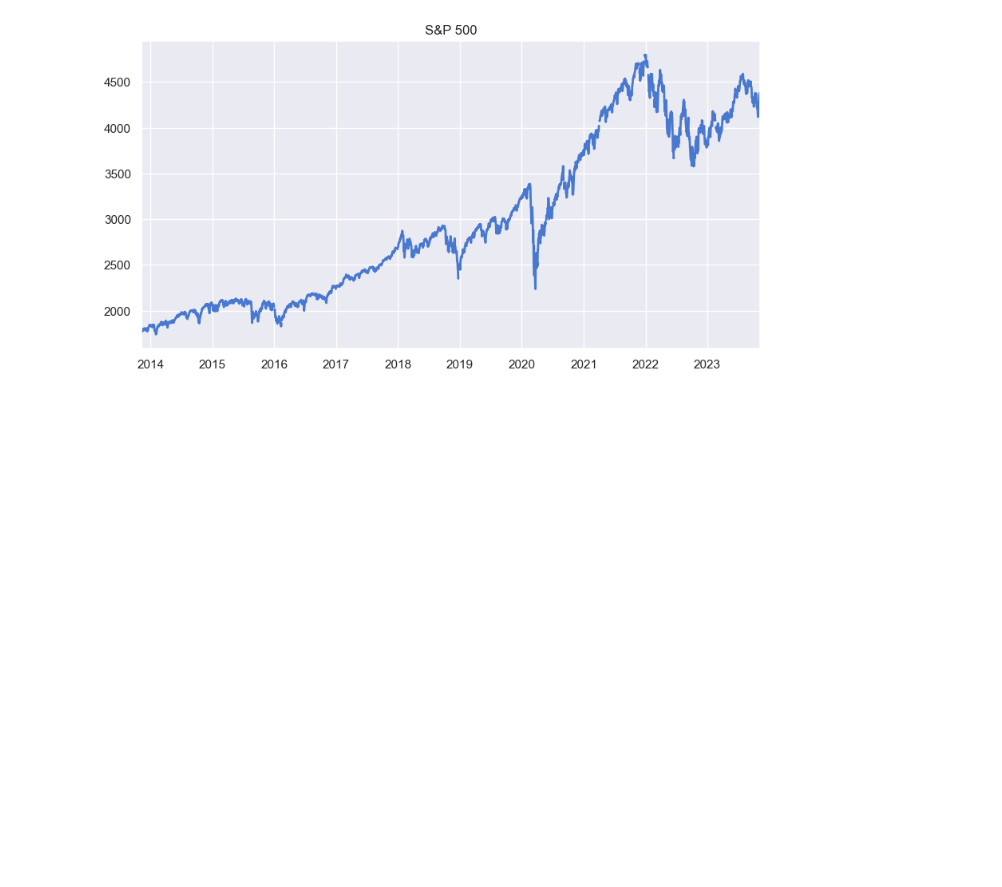
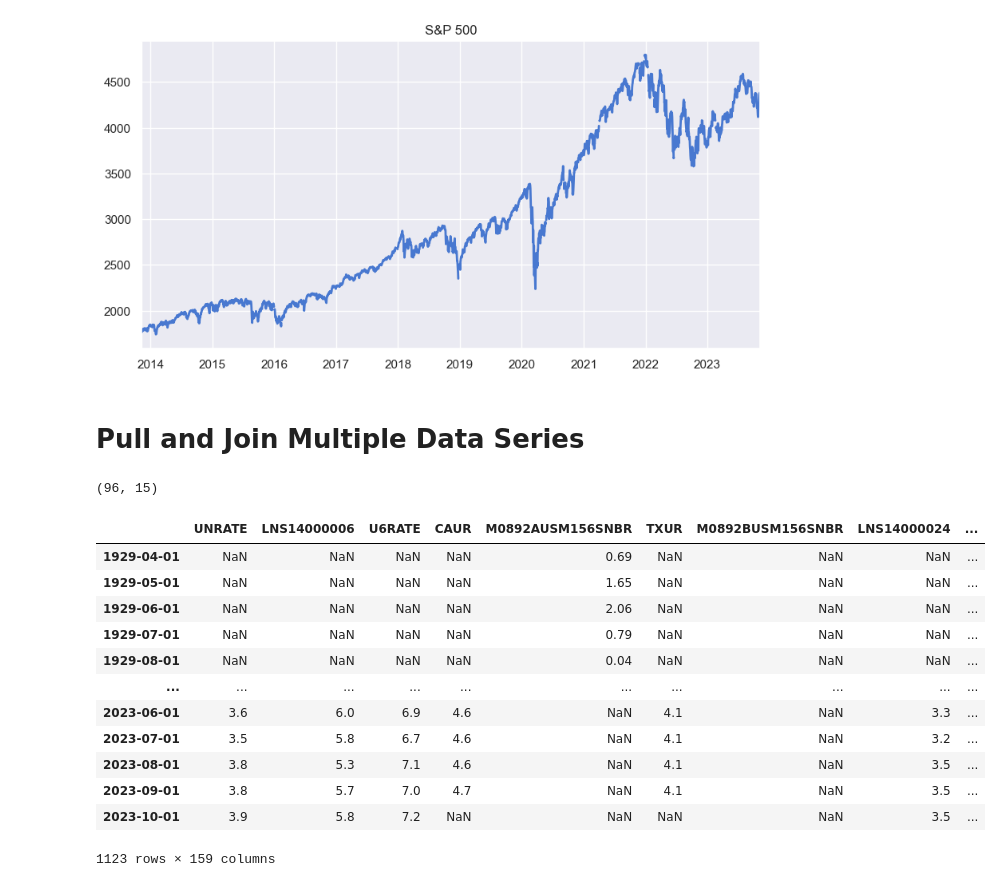
Before and after one commit to 0Ellias0/Fred_Financial_Statistics-, a Jupyter notebook: main.ipynb, the cells around one changed output. Drawn from its saved outputs; the diff is of its cells as text; code cells hidden in the pictures; blank space fills up the shorter version.

Commit message:
df with unemployment rates

```diff
--- a/main.ipynb
+++ b/main.ipynb
@@ -36,3 +36,40 @@ sp500.plot(figsize=(10,5), title='S&P 500', lw=2)
 # %% [output]
 <Axes: title={'center': 'S&P 500'}>
 [figure]
+# %% [markdown]
+# Pull and Join Multiple Data Series
+# %%
+# filtering a unemployment rate dataframe with a Monthly update frequency
+
+#it's not just by state (Hebert fix)
+
+
+uemp_df = fred.search('unemployment rate state', filter=('frequency', 'Monthly'))
+uemp_df = uemp_df.query('seasonal_adjustment == "Seasonally Adjusted" and units == "Percent"')
+uemp_df.loc[uemp_df['title'].str.contains('Unemployment Rate')].shape
+# %% [output]
+(96, 15)
+# %%
+all_results = []
+
+
+for myid in uemp_df.index:
+    results = fred.get_series(myid)
+    results = results.to_frame(name=myid)
+    all_results.append(results)
+# %%
+pd.concat(all_results, axis=1)
+# %% [output]
+|  | UNRATE | LNS14000006 | U6RATE | CAUR | M0892AUSM156SNBR | TXUR | M0892BUSM156SNBR | LNS14000024 | ... |
+| 1929-04-01 | NaN | NaN | NaN | NaN | 0.69 | NaN | NaN | NaN | ... |
+| 1929-05-01 | NaN | NaN | NaN | NaN | 1.65 | NaN | NaN | NaN | ... |
+| 1929-06-01 | NaN | NaN | NaN | NaN | 2.06 | NaN | NaN | NaN | ... |
+| 1929-07-01 | NaN | NaN | NaN | NaN | 0.79 | NaN | NaN | NaN | ... |
+| 1929-08-01 | NaN | NaN | NaN | NaN | 0.04 | NaN | NaN | NaN | ... |
+| ... | ... | ... | ... | ... | ... | ... | ... | ... | ... |
+| 2023-06-01 | 3.6 | 6.0 | 6.9 | 4.6 | NaN | 4.1 | NaN | 3.3 | ... |
+| 2023-07-01 | 3.5 | 5.8 | 6.7 | 4.6 | NaN | 4.1 | NaN | 3.2 | ... |
+| 2023-08-01 | 3.8 | 5.3 | 7.1 | 4.6 | NaN | 4.1 | NaN | 3.5 | ... |
+| 2023-09-01 | 3.8 | 5.7 | 7.0 | 4.7 | NaN | 4.1 | NaN | 3.5 | ... |
+| 2023-10-01 | 3.9 | 5.8 | 7.2 | NaN | NaN | NaN | NaN | 3.5 | ... |
+1123 rows × 159 columns
```
